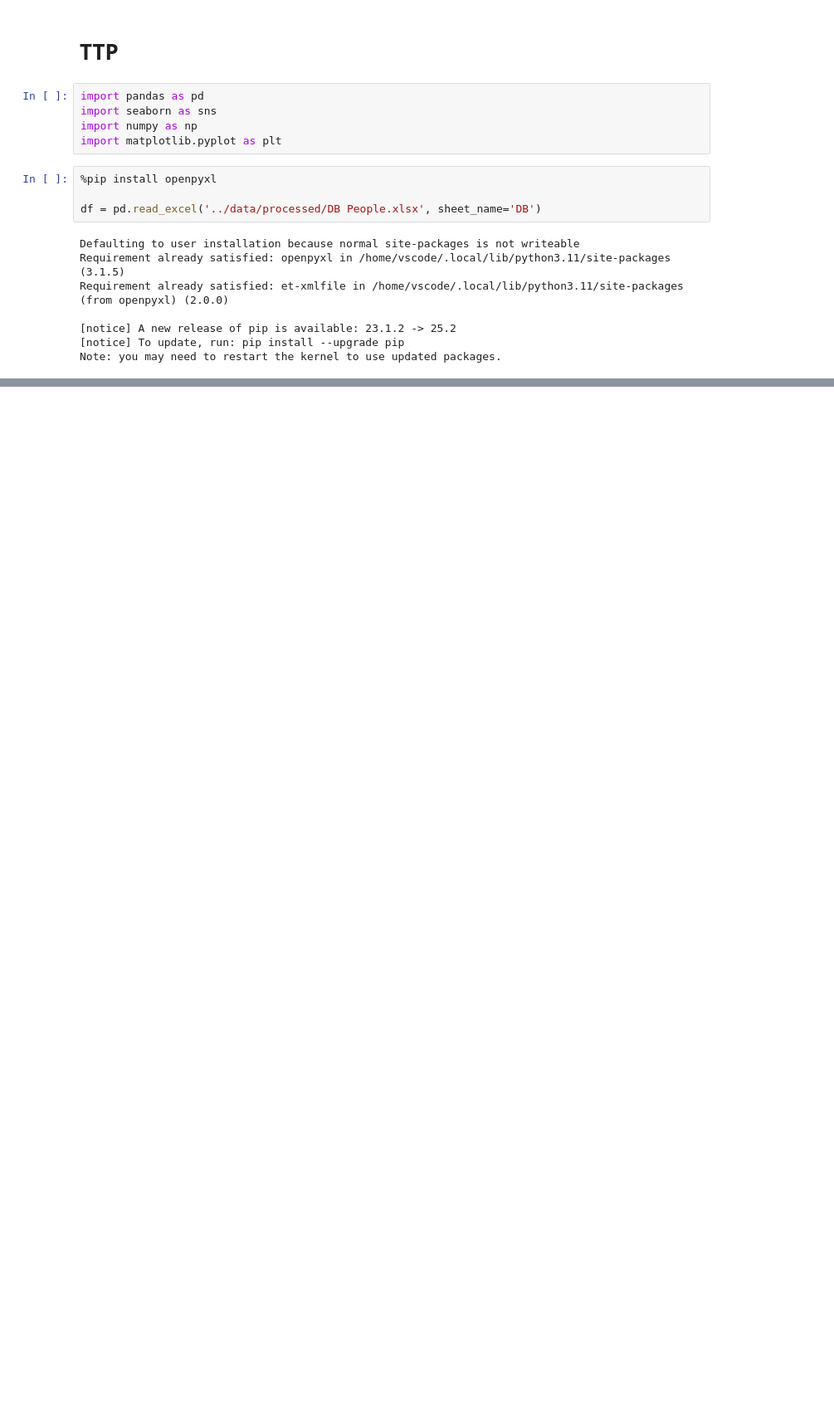
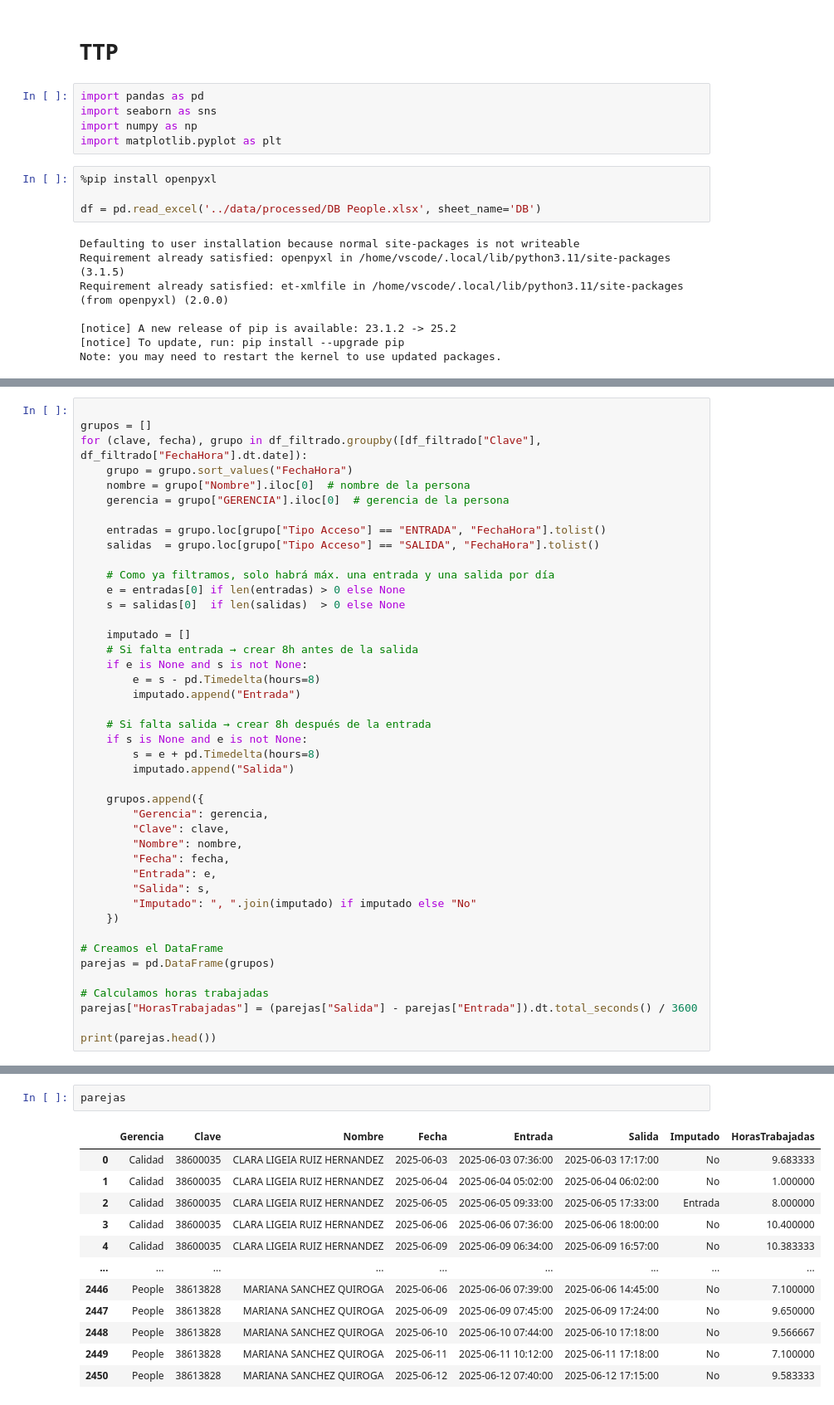
Before and after one commit to 19Juan/Analysis_People, a Jupyter notebook: src/explore.ipynb, the cells around one changed output, grey strips where cells are left out. Shown at 83% size. Saved outputs shown, nothing was run; the diff lists cells and outputs as text; blank space fills up the shorter version.

```diff
--- a/src/explore.ipynb
+++ b/src/explore.ipynb
@@ -309,0 +118,43 @@ df_final.to_excel('../data/processed/DB People Final.xlsx', index=False, engine=
+# %%
+
+grupos = []
+for (clave, fecha), grupo in df_filtrado.groupby([df_filtrado["Clave"], df_filtrado["FechaHora"].dt.date]):
+    grupo = grupo.sort_values("FechaHora")
+    nombre = grupo["Nombre"].iloc[0]  # nombre de la persona
+    gerencia = grupo["GERENCIA"].iloc[0]  # gerencia de la persona
+
+    entradas = grupo.loc[grupo["Tipo Acceso"] == "ENTRADA", "FechaHora"].tolist()
+    salidas  = grupo.loc[grupo["Tipo Acceso"] == "SALIDA", "FechaHora"].tolist()
+
+    # Como ya filtramos, solo habrá máx. una entrada y una salida por día
+    e = entradas[0] if len(entradas) > 0 else None
+    s = salidas[0]  if len(salidas)  > 0 else None
+
+    imputado = []
+    # Si falta entrada → crear 8h antes de la salida
+    if e is None and s is not None:
+        e = s - pd.Timedelta(hours=8)
+        imputado.append("Entrada")
+
+    # Si falta salida → crear 8h después de la entrada
+    if s is None and e is not None:
+        s = e + pd.Timedelta(hours=8)
+        imputado.append("Salida")
+
+    grupos.append({
+        "Gerencia": gerencia,
+        "Clave": clave,
+        "Nombre": nombre,
+        "Fecha": fecha,
+        "Entrada": e,
+        "Salida": s,
+        "Imputado": ", ".join(imputado) if imputado else "No"
+    })
+
+# Creamos el DataFrame
+parejas = pd.DataFrame(grupos)
+
+# Calculamos horas trabajadas
+parejas["HorasTrabajadas"] = (parejas["Salida"] - parejas["Entrada"]).dt.total_seconds() / 3600
+
+print(parejas.head())
@@ -309,0 +175,15 @@ df_final.to_excel('../data/processed/DB People Final.xlsx', index=False, engine=
+# %%
+parejas
+# %% [output]
+|  | Gerencia | Clave | Nombre | Fecha | Entrada | Salida | Imputado | HorasTrabajadas |
+| 0 | Calidad | 38600035 | CLARA LIGEIA RUIZ HERNANDEZ | 2025-06-03 | 2025-06-03 07:36:00 | 2025-06-03 17:17:00 | No | 9.683333 |
+| 1 | Calidad | 38600035 | CLARA LIGEIA RUIZ HERNANDEZ | 2025-06-04 | 2025-06-04 05:02:00 | 2025-06-04 06:02:00 | No | 1.000000 |
+| 2 | Calidad | 38600035 | CLARA LIGEIA RUIZ HERNANDEZ | 2025-06-05 | 2025-06-05 09:33:00 | 2025-06-05 17:33:00 | Entrada | 8.000000 |
+| 3 | Calidad | 38600035 | CLARA LIGEIA RUIZ HERNANDEZ | 2025-06-06 | 2025-06-06 07:36:00 | 2025-06-06 18:00:00 | No | 10.400000 |
+| 4 | Calidad | 38600035 | CLARA LIGEIA RUIZ HERNANDEZ | 2025-06-09 | 2025-06-09 06:34:00 | 2025-06-09 16:57:00 | No | 10.383333 |
+| ... | ... | ... | ... | ... | ... | ... | ... | ... |
+| 2446 | People | 38613828 | MARIANA SANCHEZ QUIROGA | 2025-06-06 | 2025-06-06 07:39:00 | 2025-06-06 14:45:00 | No | 7.100000 |
+| 2447 | People | 38613828 | MARIANA SANCHEZ QUIROGA | 2025-06-09 | 2025-06-09 07:45:00 | 2025-06-09 17:24:00 | No | 9.650000 |
+| 2448 | People | 38613828 | MARIANA SANCHEZ QUIROGA | 2025-06-10 | 2025-06-10 07:44:00 | 2025-06-10 17:18:00 | No | 9.566667 |
+| 2449 | People | 38613828 | MARIANA SANCHEZ QUIROGA | 2025-06-11 | 2025-06-11 10:12:00 | 2025-06-11 17:18:00 | No | 7.100000 |
+| 2450 | People | 38613828 | MARIANA SANCHEZ QUIROGA | 2025-06-12 | 2025-06-12 07:40:00 | 2025-06-12 17:15:00 | No | 9.583333 |
```
Also changed, not shown: parts of 24 cells of this notebook, 2 other files.
